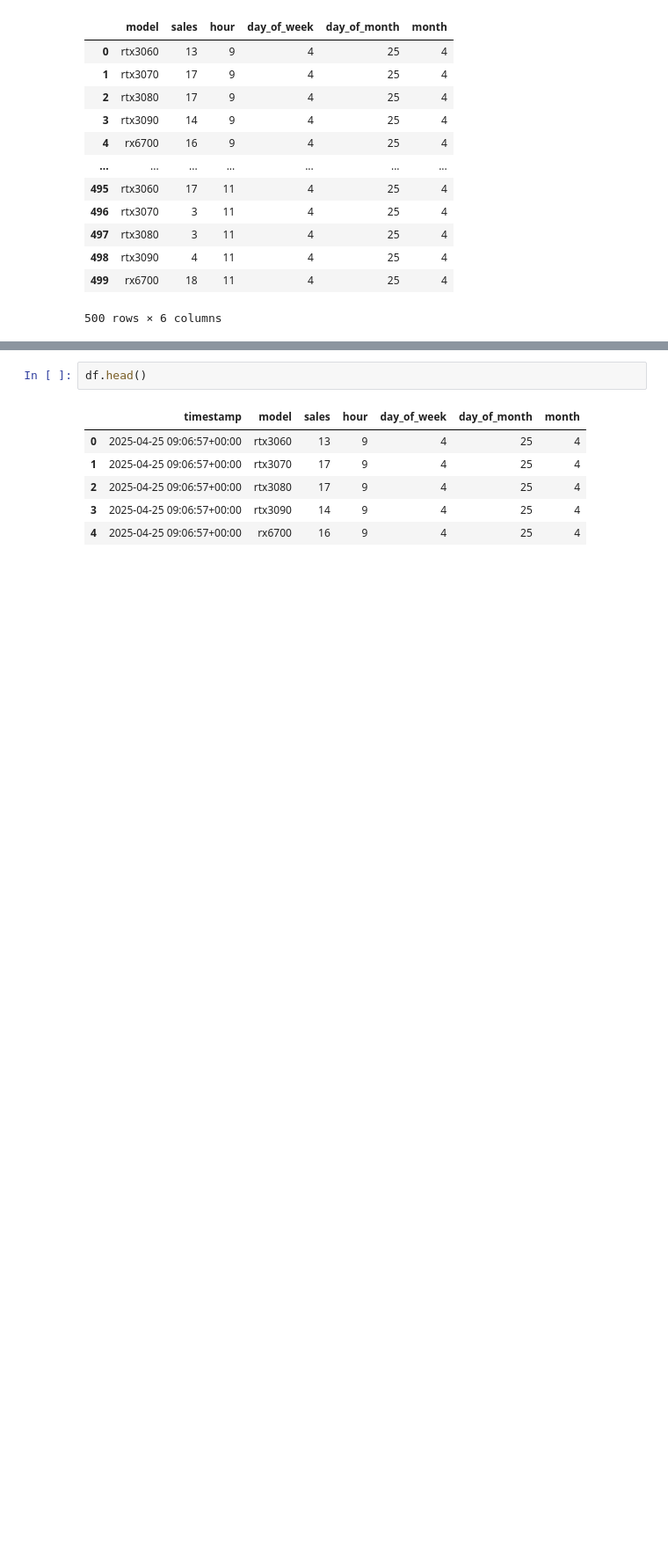
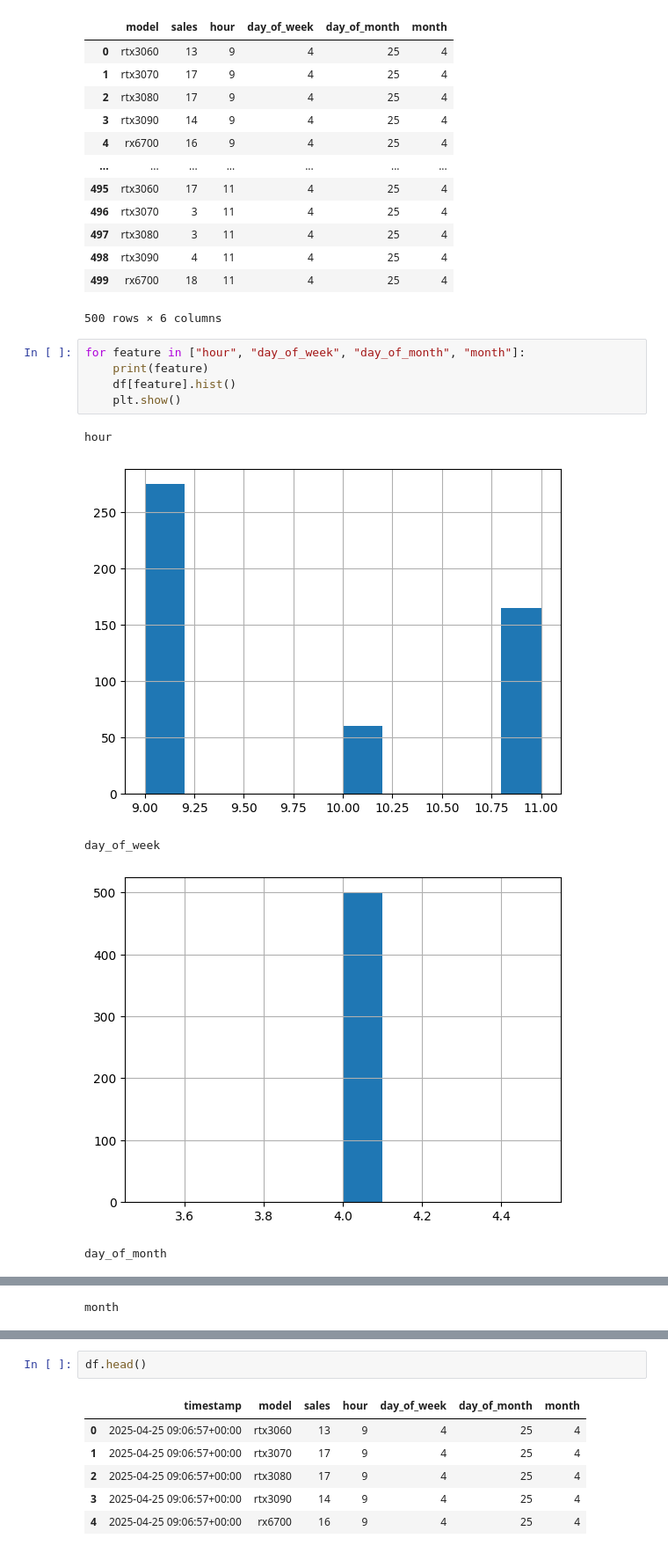
Before and after one commit to chrmei/Bash_MLOps_exercise, a Jupyter notebook: prototyping/data_exploration.ipynb, the cells around one changed output, grey strips where cells are left out. Shown at 88% size. Drawn from its saved outputs; the diff is of its cells as text; blank space fills up the shorter version.

```diff
--- a/prototyping/data_exploration.ipynb
+++ b/prototyping/data_exploration.ipynb
@@ -100,3 +132,14 @@ df.drop(columns=["timestamp"])
 | 498 | rtx3090 | 4 | 11 | 4 | 25 | 4 |
 | 499 | rx6700 | 18 | 11 | 4 | 25 | 4 |
 500 rows × 6 columns
+# %%
+for feature in ["hour", "day_of_week", "day_of_month", "month"]:
+    print(feature)
+    df[feature].hist()
+    plt.show()
+# %% [output]
+hour
+[figure, added]
+day_of_week
+[figure, added]
+day_of_month
@@ -102,0 +147 @@ df.drop(columns=["timestamp"])
+month
```
Also changed, not shown: parts of 7 cells of this notebook, 5 other files.
